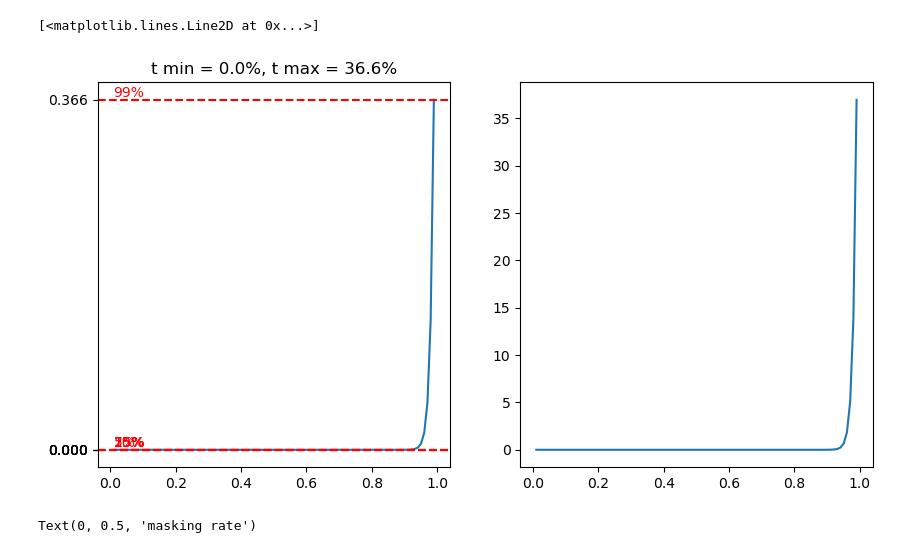
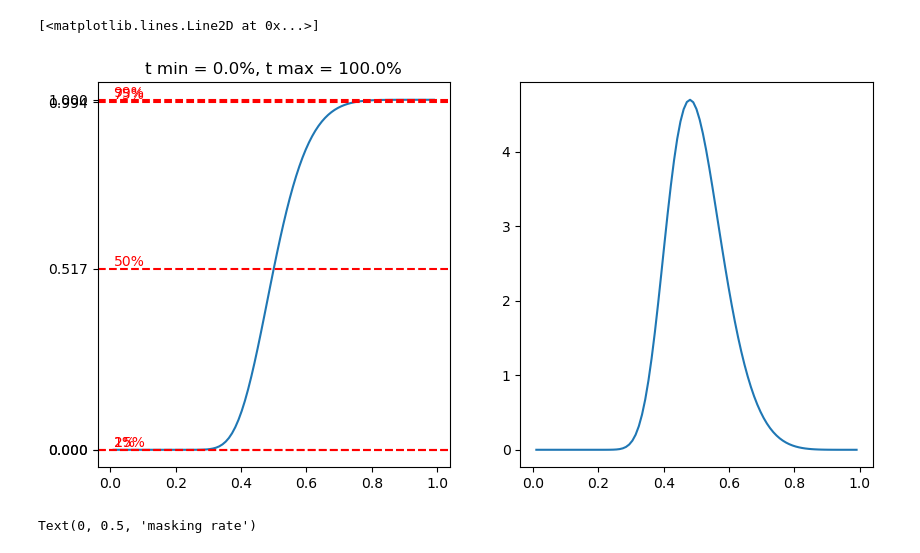
Before and after one commit to jthuemmel/thesis, a Jupyter notebook: simplify.ipynb, the cells around one changed output. Saved outputs shown, nothing was run; the diff lists cells and outputs as text; code cells hidden in the pictures.

```diff
--- a/simplify.ipynb
+++ b/simplify.ipynb
@@ -177,33 +263,33 @@ Text(0, 0.5, 'pct')
 # %%
 eps = 1e-2
 u = torch.linspace(eps, 1 - eps,101)
-c1 = 0.01
-c0 = 1
+c1 = 0.015
+c0 = 0.15
 
 k_min = 0
 k_max = 1
 km = StableKumaraswamy(c1=c1, c0=c0)
 t = km.quantile(u)
 t = k_min + (k_max - k_min) * t
 plt.figure(figsize=(10,5))
 plt.subplot(1,2,1)
 plt.plot(u, t)
 plt.title(f"t min = {100*t.min().item()/k_max:.1f}%, t max = {100*t.max().item()/k_max:.1f}%")
 # add quantile lines
 qtls = [u.min().item(), 0.25, 0.5, 0.75, u.max().item()]
 for q in qtls:
     uq = torch.tensor(q).unsqueeze(0)
     tq = km.quantile(uq)
     tq = k_min + (k_max - k_min) * tq
     plt.axhline(tq.item(), color='red', linestyle='--')
     plt.text(0.01, tq.item(), f"{q*100:.0f}%", color='red', va='bottom')
 # add tick marks on y axis at quantiles
 plt.yticks([k_min + (k_max - k_min) * km.quantile(torch.tensor(q).unsqueeze(0)).item() for q in qtls])
 plt.subplot(1,2,2)
 plt.plot(u, km.quantile_dt(u))
 # %% [output]
 [<matplotlib.lines.Line2D at 0x...>]
-[figure, old version]
+[figure, new version]
 # %%
 u = torch.linspace(1e-2,1 - 1e-2,1000)
 for c1 in torch.linspace(-3, 0, 15).exp():
```
Also changed, not shown: parts of 7 cells of this notebook, 5 other files.
